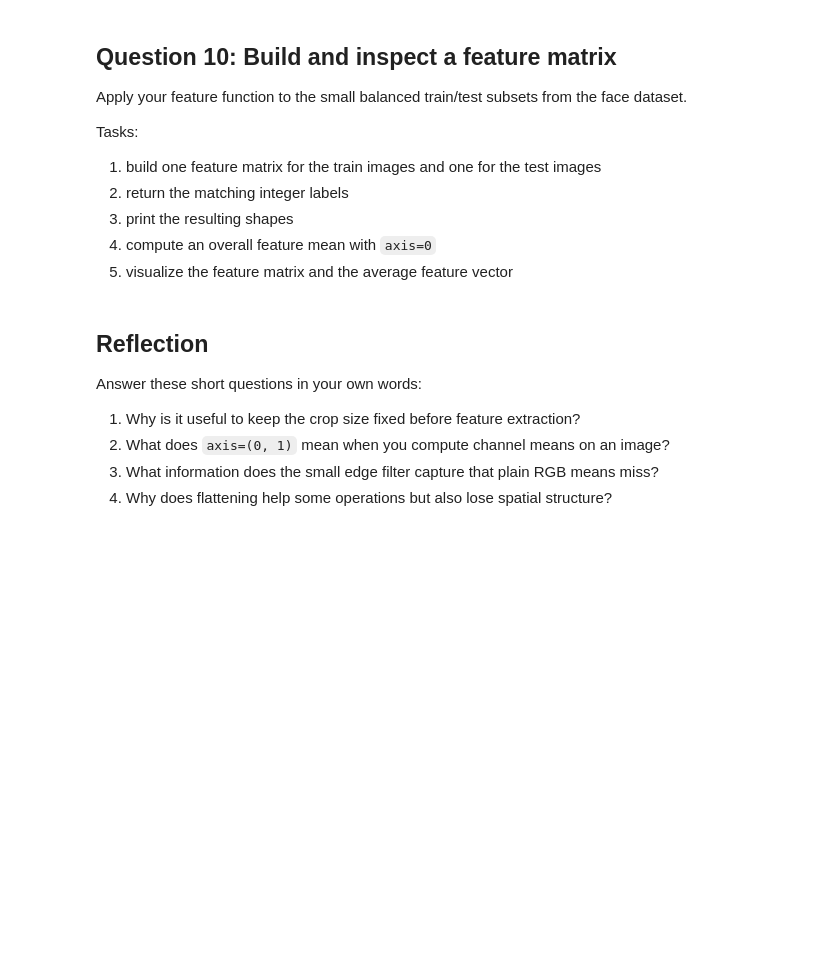
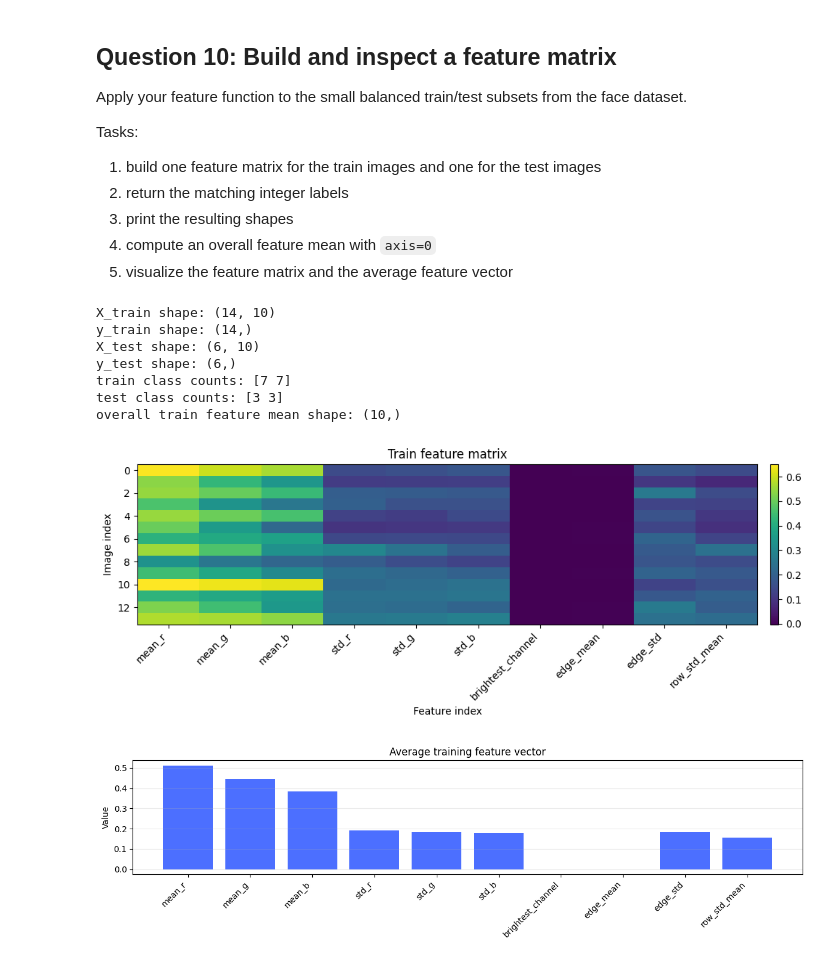
Before and after one commit to vgu-dsai-2026/lab-1-numpy-PhanChiKien, a Jupyter notebook: notebook.ipynb, the cells around one changed output. Drawn from its saved outputs; the diff is of its cells as text; code cells hidden in the pictures; blank space fills up the shorter version.

```diff
--- a/notebook.ipynb
+++ b/notebook.ipynb
@@ -453,40 +479,53 @@ Tasks:
 # %%
 def build_feature_matrix(paths: list[Path], kernel: np.ndarray) -> tuple[np.ndarray, np.ndarray]:
     # TODO: apply extract_features to every path and return X (features) and y (integer labels).
-    raise NotImplementedError("Build the feature matrix for the dataset subset.")
+    outputs = []
+    for path in paths:
+        img = load_image_np(path)
+        feat = extract_features(img, kernel)
+        label_word = label_from_path(path)
+        l2i = ['cat', 'dog']
+        label = l2i.index(label_word)
+        outputs.append((feat, label))
+
+    x = np.stack([feat for feat, _ in outputs])
+    y = np.array([label for _, label in outputs])
+
+    return x, y
 
 
 X_train, y_train = build_feature_matrix(train_paths, EDGE_KERNEL)
 X_test, y_test = build_feature_matrix(test_paths, EDGE_KERNEL)
 print("X_train shape:", X_train.shape)
 print("y_train shape:", y_train.shape)
 print("X_test shape:", X_test.shape)
 print("y_test shape:", y_test.shape)
 print("train class counts:", np.bincount(y_train, minlength=2))
 print("test class counts:", np.bincount(y_test, minlength=2))
 
 train_feature_mean = X_train.mean(axis=0)
 print("overall train feature mean shape:", train_feature_mean.shape)
 
 fig, ax = plt.subplots(figsize=(10, 4))
 image = ax.imshow(X_train, aspect="auto", cmap="viridis")
 ax.set_title("Train feature matrix")
 ax.set_xlabel("Feature index")
 ax.set_ylabel("Image index")
 ax.set_xticks(range(len(FEATURE_NAMES)))
 ax.set_xticklabels(FEATURE_NAMES, rotation=45, ha="right")
 fig.colorbar(image, ax=ax, fraction=0.03, pad=0.02)
 fig.tight_layout()
 plt.show()
 
 fig, ax = plot_feature_vector(train_feature_mean, FEATURE_NAMES, title="Average training feature vector")
 plt.show()
+# %% [output]
+X_train shape: (14, 10)
+y_train shape: (14,)
+X_test shape: (6, 10)
+y_test shape: (6,)
+train class counts: [7 7]
+test class counts: [3 3]
+overall train feature mean shape: (10,)
+[figure, added]
+[figure, added]
-# %% [markdown]
-## Reflection
-
-Answer these short questions in your own words:
-
-1. Why is it useful to keep the crop size fixed before feature extraction?
-2. What does `axis=(0, 1)` mean when you compute channel means on an image?
-3. What information does the small edge filter capture that plain RGB means miss?
-4. Why does flattening help some operations but also lose spatial structure?
```
Also changed, not shown: parts of 4 cells of this notebook.
